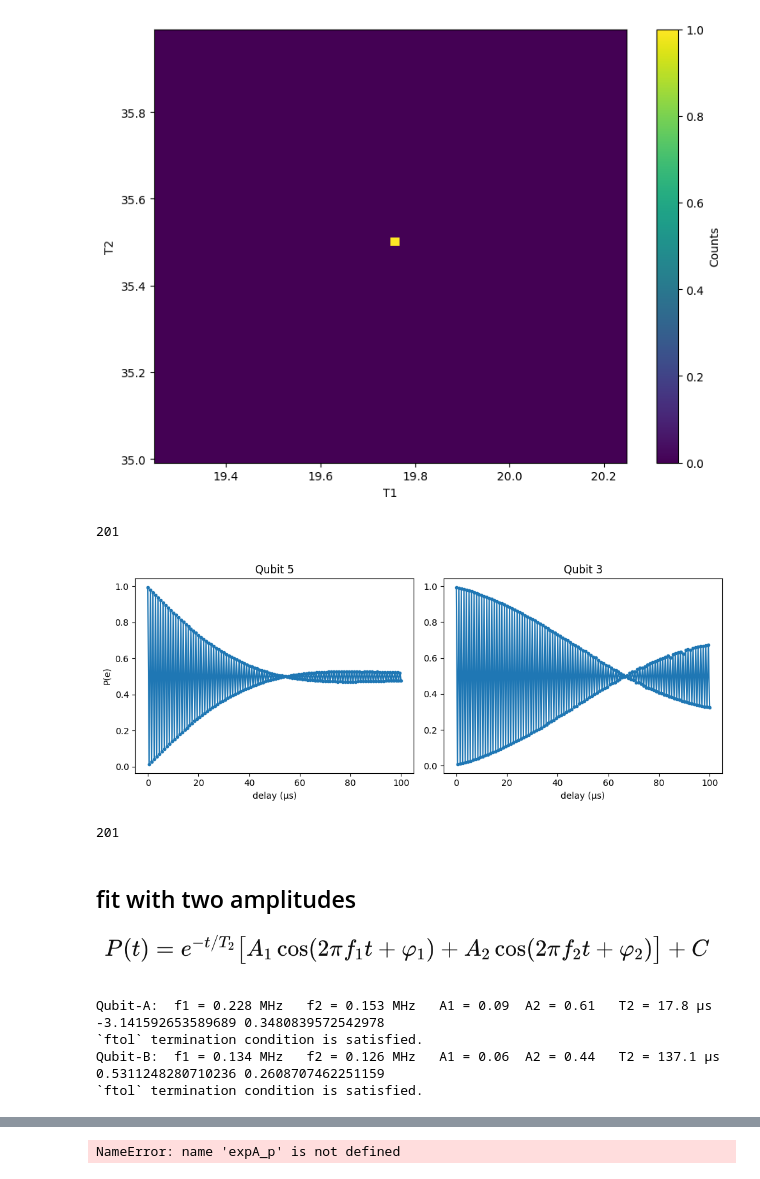
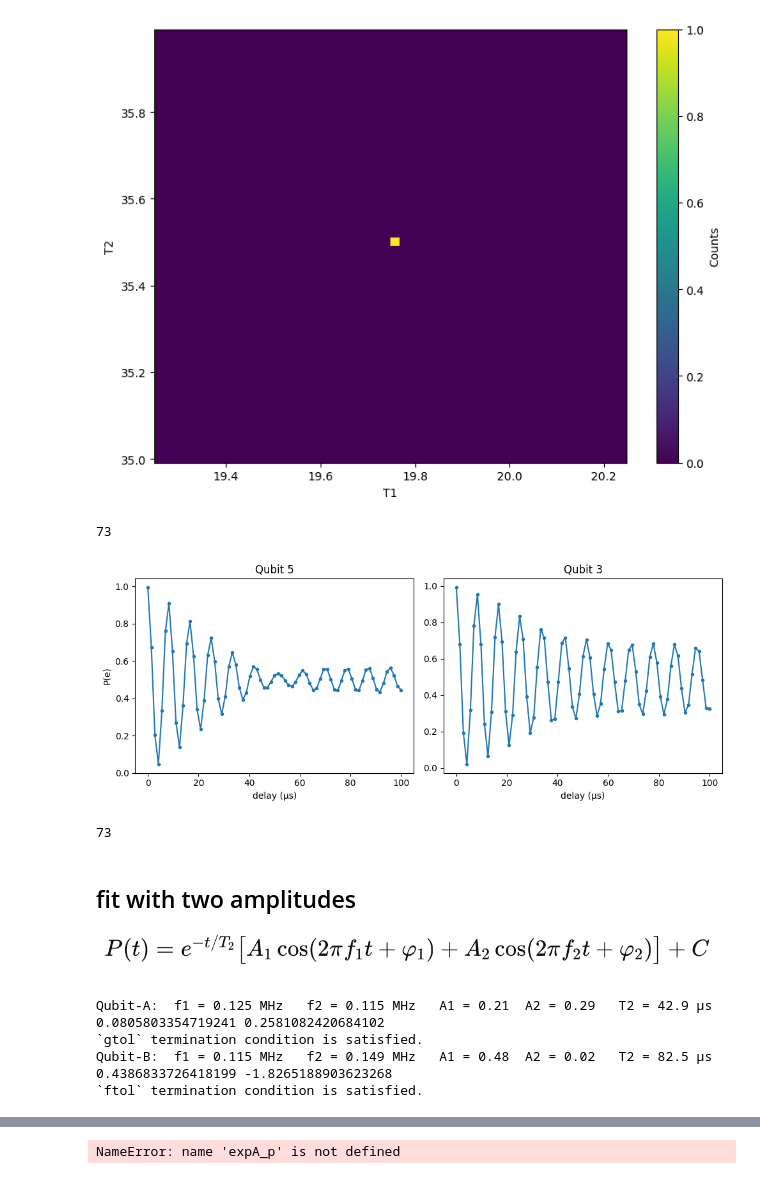
Before and after one commit to jyamaoka/qubit_zz_coupling, a Jupyter notebook: examples/t1a_PLOTS_ZZandTLS_V2_NF_071825.ipynb, the cells around one changed output, grey strips where cells are left out. Saved outputs shown, nothing was run; the diff lists cells and outputs as text; code cells hidden in the pictures.

```diff
--- a/examples/t1a_PLOTS_ZZandTLS_V2_NF_071825.ipynb
+++ b/examples/t1a_PLOTS_ZZandTLS_V2_NF_071825.ipynb
@@ -324,20 +324,20 @@ T1_A_SAMPLE = np.concatenate(T1_A_SAMPLE_all)
 T2_A_SAMPLE = np.concatenate(T2_A_SAMPLE_all)
 # %%
 # b1b 100
-c0_b1b = ['results/results/results/results_t1_lo_0mhz_tp350b1b_100s801p_re_5evt_t1t2XX_20250826_175546_gphi.npz',
-          'results/results/results/results_t1_hi_0mhz_tp350b1b_100s801p_re_5evt_t1t2XX_20250826_190504_gphi.npz'
+c0_b1b = ['results/results_t1_lo_0mhz_tp350b1b_100s801p_re_5evt_t1t2XX_20250826_175546_gphi.npz',
+          'results/results_t1_hi_0mhz_tp350b1b_100s801p_re_5evt_t1t2XX_20250826_190504_gphi.npz'
          ]
 
-c05_b1b = ['results/results/results/results_t1_lo_05mhz_tp350b1b_100s801p_re_5evt_t1t2XX_20250828_141621_gphi.npz',
-           'results/results/results/results_t1_hi_05mhz_tp350b1b_100s801p_re_5evt_t1t2XX_20250828_160012_gphi.npz'
+c05_b1b = ['results/results_t1_lo_05mhz_tp350b1b_100s801p_re_5evt_t1t2XX_20250828_141621_gphi.npz',
+           'results/results_t1_hi_05mhz_tp350b1b_100s801p_re_5evt_t1t2XX_20250828_160012_gphi.npz'
           ]
 
-c10_b1b = ['results/results/results/results_t1_lo_10mhz_tp350b1b_100s801p_re_5evt_t1t2XX_20250826_205036_gphi.npz',
-           'results/results/results/results_t1_hi_10mhz_tp350b1b_100s801p_re_5evt_t1t2XX_20250826_220101_gphi.npz'
+c10_b1b = ['results/results_t1_lo_10mhz_tp350b1b_100s801p_re_5evt_t1t2XX_20250826_205036_gphi.npz',
+           'results/results_t1_hi_10mhz_tp350b1b_100s801p_re_5evt_t1t2XX_20250826_220101_gphi.npz'
           ]
 
-c50_b1b = ['results/results/results/results_t1_lo_50mhz_tp350b1b_100s801p_re_5evt_t1t2XX_20250826_234644_gphi.npz',
-           'results/results/results/results_t1_hi_50mhz_tp350b1b_100s801p_re_5evt_t1t2XX_20250827_005708_gphi.npz'
+c50_b1b = ['results/results_t1_lo_50mhz_tp350b1b_100s801p_re_5evt_t1t2XX_20250826_234644_gphi.npz',
+           'results/results_t1_hi_50mhz_tp350b1b_100s801p_re_5evt_t1t2XX_20250827_005708_gphi.npz'
           ]
 
 time = 100000
@@ -348,7 +348,7 @@ expB_list_all = []
 T1_A_SAMPLE_all = []
 T2_A_SAMPLE_all = []
 
-for fname in c05_b1b:
+for fname in c10_b1b:
     expA, expB, T1_A, T2_A = load_from_file(fname)
     expA_list_all.append(expA)
     expB_list_all.append(expB)
@@ -442,7 +442,7 @@ T1_A_SAMPLE = np.concatenate(T1_A_SAMPLE_all)
 T2_A_SAMPLE = np.concatenate(T2_A_SAMPLE_all)
 # %%
 # test files
-c0_t = ['results_t1_lo_10mhz_tp350b1b_100s201p_re_tls_slow_t1t2XX_20250911_145259_gphi.npz']
+c0_t = ['results_t1_lo_10mhz_tp350b1b_100s201p_re_test_t1t2XX_20250915_160625_gphi.npz']
 
 time = 100000
 # Suppose fs1 is your list of filenames
@@ -501,24 +501,24 @@ plt.show()
 # %%
 s =  1 # 0=11, 10=11, 50=3
 
 expA_list_s = [_ea[::s] for _ea in expA_list]
 expB_list_s = [_eb[::s] for _eb in expB_list]
-expA = expA_list_s[0]
-expB = expB_list_s[0]
+expA = expA_list_s[-1]
+expB = expB_list_s[-1]
 
 t_ns = np.linspace(0, time, len(expA))
 print(len(expA))
 
 # ───  Plot ───────────────────────────────────────────────────
 plt.figure(figsize=(10,4))
 plt.subplot(121); plt.plot(t_ns/1000,expA,'.-'); plt.title('Qubit 5'); plt.xlabel('delay (µs)'); plt.ylabel('P(e)')
 plt.subplot(122); plt.plot(t_ns/1000,expB,'.-'); plt.title('Qubit 3'); plt.xlabel('delay (µs)')
 plt.tight_layout(); plt.show()
 print(len(expA))
 # %% [output]
-201
+73
-[figure, old version]
+[figure, new version]
-201
+73
 # %%
 # make sample
 expA_list = [_ea[::s] for _ea in expA_list]
@@ -696,10 +696,10 @@ for expA, expB in zip(expA_list, expB_list):
         expA_o.append(oA)
         expB_o.append(oB)
 # %% [output]
-Qubit-A:  f1 = 0.228 MHz   f2 = 0.153 MHz   A1 = 0.09  A2 = 0.61   T2 = 17.8 µs -3.141592653589689 0.3480839572542978
+Qubit-A:  f1 = 0.125 MHz   f2 = 0.115 MHz   A1 = 0.21  A2 = 0.29   T2 = 42.9 µs 0.0805803354719241 0.2581082420684102
+`gtol` termination condition is satisfied.
+Qubit-B:  f1 = 0.115 MHz   f2 = 0.149 MHz   A1 = 0.48  A2 = 0.02   T2 = 82.5 µs 0.4386833726418199 -1.8265188903623268
 `ftol` termination condition is satisfied.
-Qubit-B:  f1 = 0.134 MHz   f2 = 0.126 MHz   A1 = 0.06  A2 = 0.44   T2 = 137.1 µs 0.5311248280710236 0.2608707462251159
-`ftol` termination condition is satisfied.
 # %%
 i=-1
 expA = expA_list[i]
```
Also changed, not shown: parts of 2 cells of this notebook, 4 other files.
